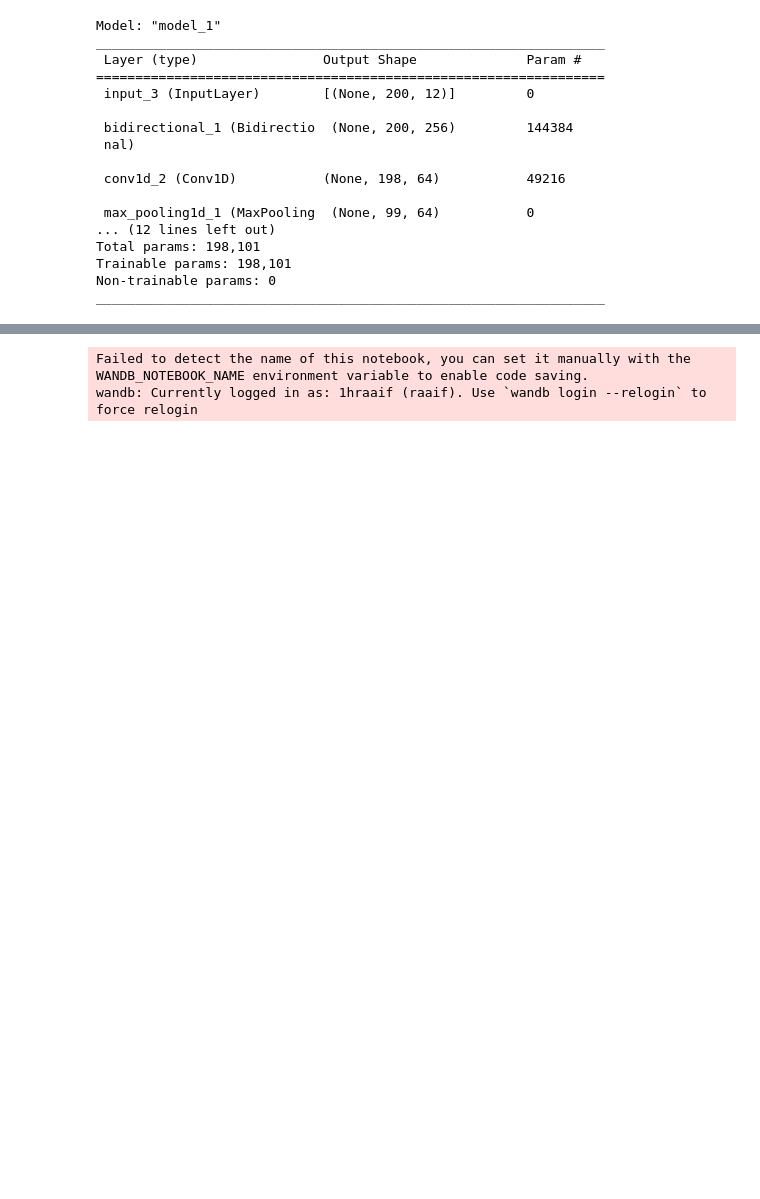
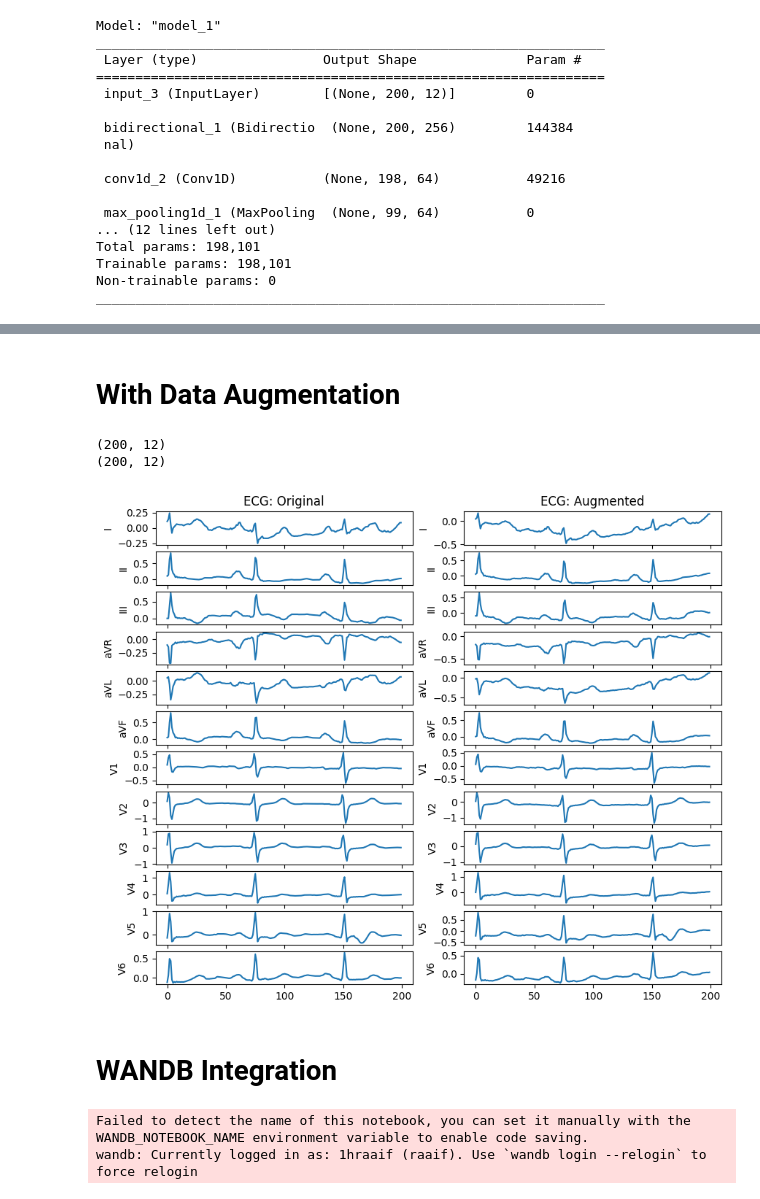
Before and after one commit to raaifhadadi/FYP, a Jupyter notebook: PTB_XL_data_processing.ipynb, the cells around one changed output, grey strips where cells are left out. Saved outputs shown, nothing was run; the diff lists cells and outputs as text; code cells hidden in the pictures; blank space fills up the shorter version.

```diff
--- a/PTB_XL_data_processing.ipynb
+++ b/PTB_XL_data_processing.ipynb
@@ -536,3 +538,45 @@ Test binary accuracy: 0.8799582719802856
+# %% [markdown]
+# With Data Augmentation
+# %%
+import data_visualisation as dv
+import data_augmentation as da
+import importlib
+import random
+importlib.reload(dv)
+importlib.reload(da)
+
+def augment_ecg_signal(signal):
+    drifted_signal, _ = da.add_random_baseline_drift(signal, strength_range=(1.5,2.5), drift_wavelength_range=(300,500))
+    noised_drifted_signal = da.add_random_noise(drifted_signal, (0, 0.2))
+    return noised_drifted_signal
+
+def augment_ecg_signal_batch(signals, labels, batch_size):
+    while True:
+
+        indices = np.random.randint(0, signals.shape[0], size=batch_size)
+        batch = signals[indices]
+        batch_labels = labels[indices]
+
+        augmented_batch = np.array([augment_ecg_signal(sample) for sample in batch])
+
+        yield (augmented_batch, batch_labels)
+
+
+rand_sample_i = random.randint(0, X_train.shape[0])
+rand_sample = X_train[rand_sample_i]
+
+augmented_sample = augment_ecg_signal(rand_sample)
+
+print(rand_sample.shape)
+print(augmented_sample.shape)
+
+dv.plot_12_lead_ecgs([rand_sample, augmented_sample], ['Original', 'Augmented'])
+# %% [output]
+(200, 12)
+(200, 12)
+[figure, added]
+# %% [markdown]
+# WANDB Integration
 # %%
 import wandb
 wandb.login()
```
Also changed, not shown: parts of 6 cells of this notebook, 1 other file.
